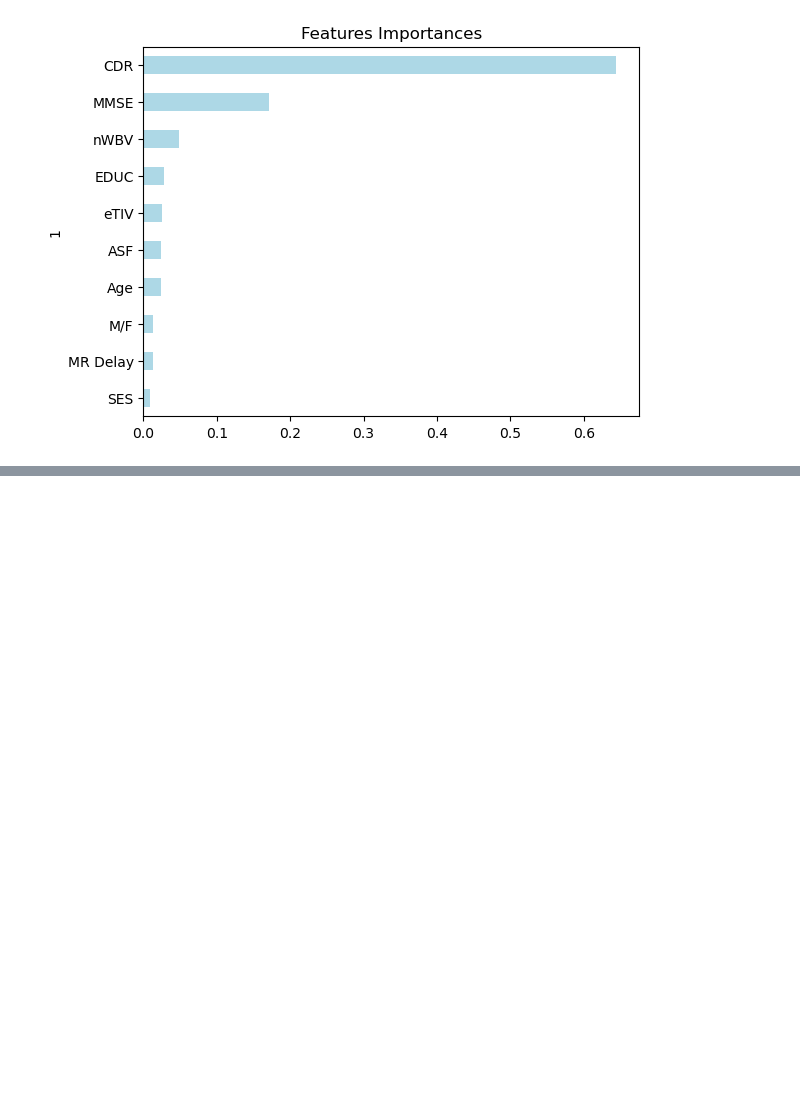
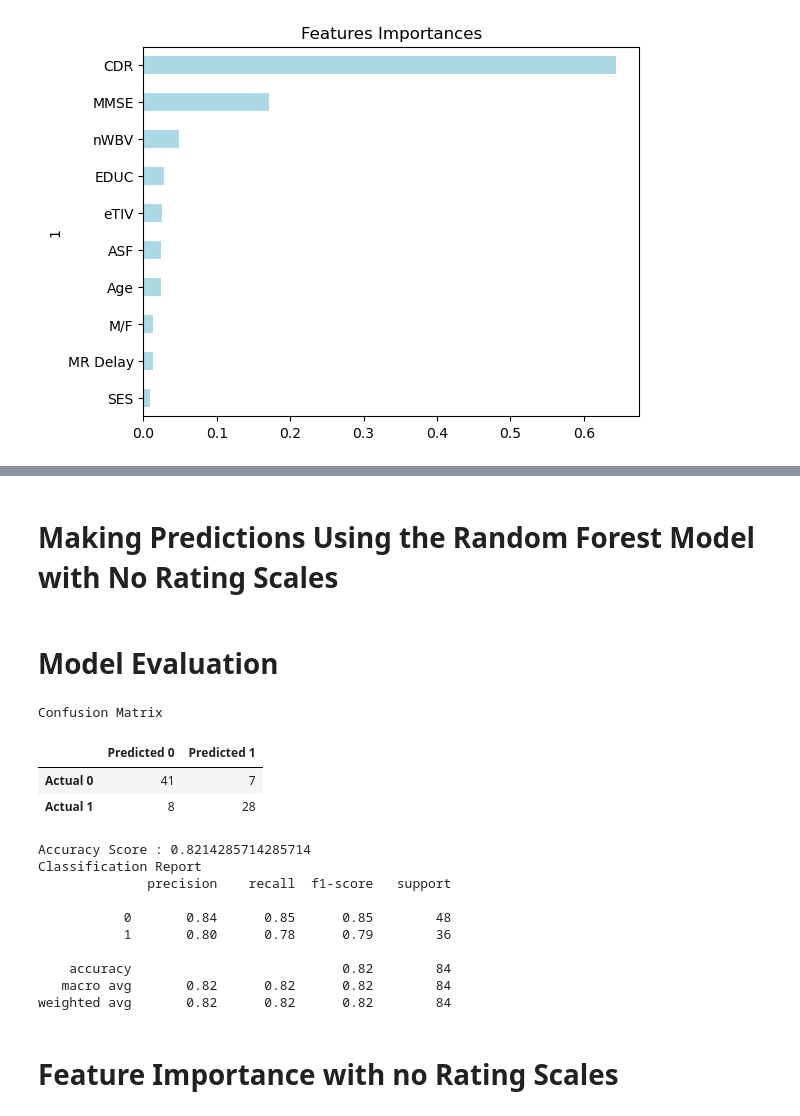
Before and after one commit to HollaNotes/Dementia_Predictors_Project_4, a Jupyter notebook: dementia_with_rating _scales.ipynb, the cells around one changed output, grey strips where cells are left out. Saved outputs shown, nothing was run; the diff lists cells and outputs as text; code cells hidden in the pictures; blank space fills up the shorter version.

```diff
--- a/dementia_with_rating _scales.ipynb
+++ b/dementia_with_rating _scales.ipynb
@@ -225,0 +299,40 @@ df_dementia.to_csv('./Resources/cleaned_dementia_with_rating_scales.csv', index
+# %% [markdown]
+# Making Predictions Using the Random Forest Model with No Rating Scales
+# %%
+# Making predictions using the testing data
+predictions_2 = rf_model_2.predict(X_test_scaled_2)
+# %% [markdown]
+# Model Evaluation
+# %%
+# Calculating the confusion matrix
+cm_2 = confusion_matrix(y_test_2, predictions_2)
+cm_df_2 = pd.DataFrame(
+    cm_2, index=["Actual 0", "Actual 1"], columns=["Predicted 0", "Predicted 1"]
+)
+
+# Calculating the accuracy score
+acc_score_2 = accuracy_score(y_test_2, predictions_2)
+# %%
+# Displaying results
+print("Confusion Matrix")
+display(cm_df_2)
+print(f"Accuracy Score : {acc_score_2}")
+print("Classification Report")
+print(classification_report(y_test_2, predictions_2))
+# %% [output]
+Confusion Matrix
+|  | Predicted 0 | Predicted 1 |
+| Actual 0 | 41 | 7 |
+| Actual 1 | 8 | 28 |
+Accuracy Score : 0.8214285714285714
+Classification Report
+              precision    recall  f1-score   support
+
+           0       0.84      0.85      0.85        48
+           1       0.80      0.78      0.79        36
+
+    accuracy                           0.82        84
+   macro avg       0.82      0.82      0.82        84
+weighted avg       0.82      0.82      0.82        84
+# %% [markdown]
+# Feature Importance with no Rating Scales
```
Also changed, not shown: parts of 15 cells of this notebook, 2 other files.
